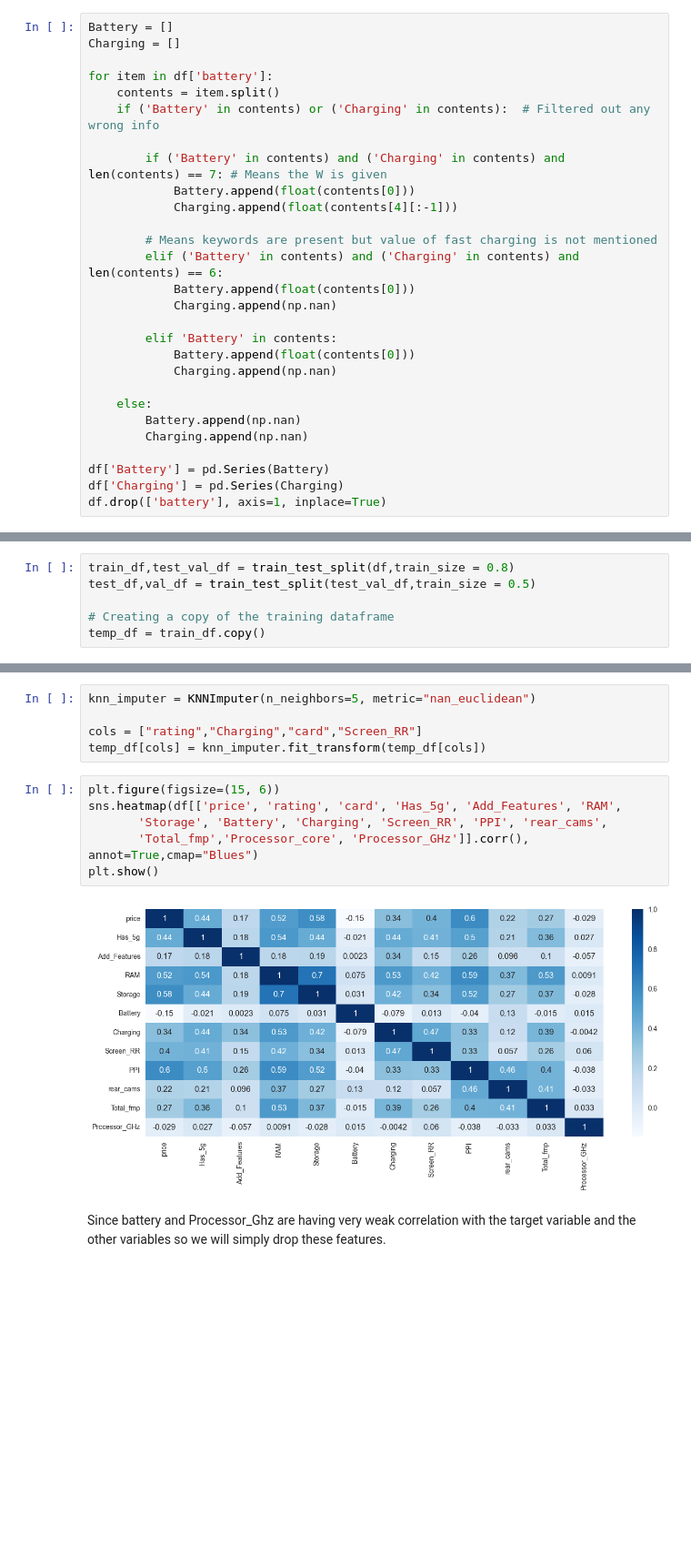
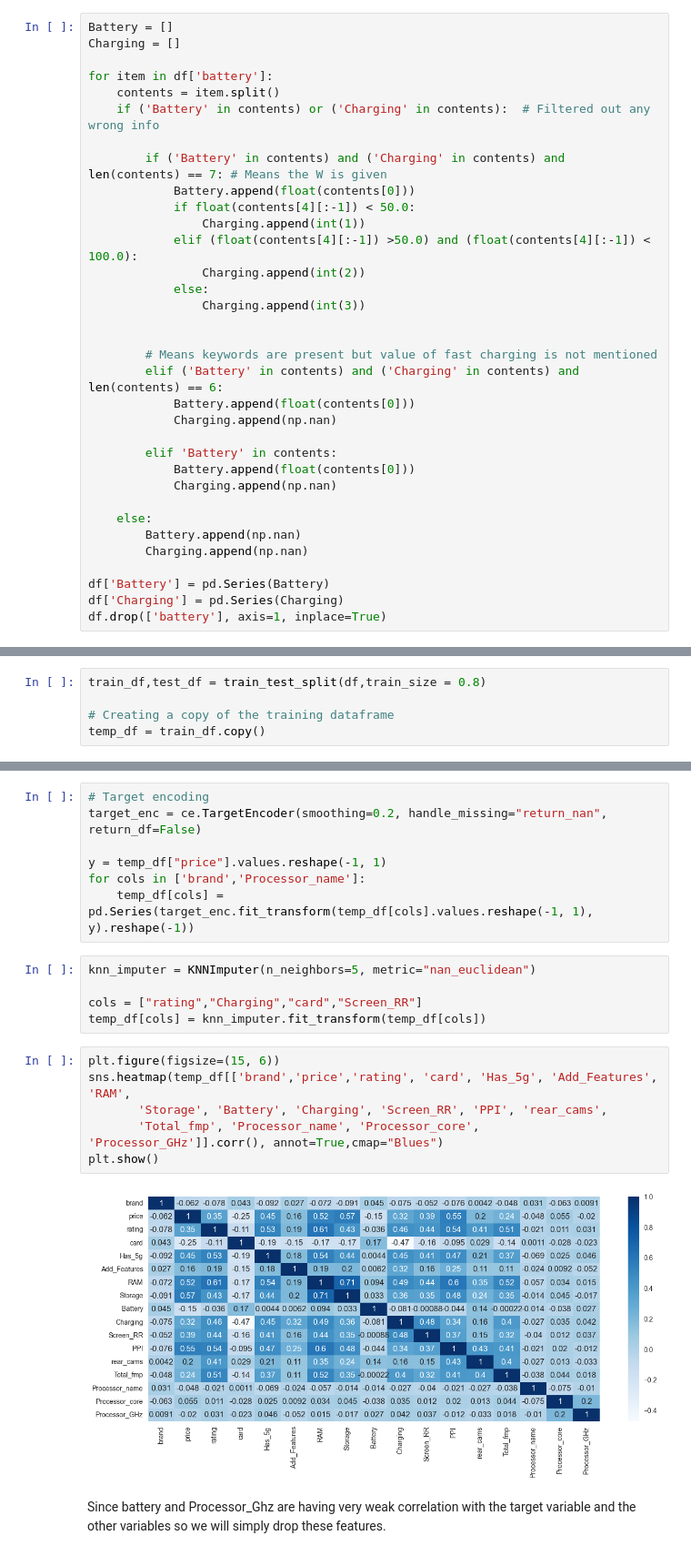
Before and after one commit to yuvraaj2002/AI_Projects, a Jupyter notebook: Smartphone_Price_Prediction/Code.ipynb, the cells around one changed output, grey strips where cells are left out. Shown at 91% size. Cells and saved outputs as stored; diff of their text form; blank space fills up the shorter version.

Commit message:
Completed model training by removing unnecessary columns

```diff
--- a/Smartphone_Price_Prediction/Code.ipynb
+++ b/Smartphone_Price_Prediction/Code.ipynb
@@ -209,7 +209,13 @@ for item in df['battery']:
 
         if ('Battery' in contents) and ('Charging' in contents) and len(contents) == 7: # Means the W is given
             Battery.append(float(contents[0]))
-            Charging.append(float(contents[4][:-1]))
+            if float(contents[4][:-1]) < 50.0:
+                Charging.append(int(1))
+            elif (float(contents[4][:-1]) >50.0) and (float(contents[4][:-1]) < 100.0):
+                Charging.append(int(2))
+            else:
+                Charging.append(int(3))
+
 
         # Means keywords are present but value of fast charging is not mentioned
         elif ('Battery' in contents) and ('Charging' in contents) and len(contents) == 6:
@@ -442,8 +436,7 @@ df.describe()
 # %% [markdown]
 ### Creating a copy of the training data
 # %%
-train_df,test_val_df = train_test_split(df,train_size = 0.8)
-test_df,val_df = train_test_split(test_val_df,train_size = 0.5)
+train_df,test_df = train_test_split(df,train_size = 0.8)
 
 # Creating a copy of the training dataframe
 temp_df = train_df.copy()
@@ -521,6 +514,13 @@ temp_df['rating'] = oe_rating.fit_transform(temp_df['rating'].values.reshape(-1,
 
 oe_proc_core = OrdinalEncoder(categories=[['Single','Dual','Quad','Hexa','Octa']],handle_unknown="use_encoded_value",unknown_value=np.nan)
 temp_df['Processor_core'] = oe_proc_core.fit_transform(temp_df['Processor_core'].values.reshape(-1,1)).reshape(-1)
+# %%
+# Target encoding
+target_enc = ce.TargetEncoder(smoothing=0.2, handle_missing="return_nan", return_df=False)
+
+y = temp_df["price"].values.reshape(-1, 1)
+for cols in ['brand','Processor_name']:
+    temp_df[cols] = pd.Series(target_enc.fit_transform(temp_df[cols].values.reshape(-1, 1), y).reshape(-1))
 # %%
 knn_imputer = KNNImputer(n_neighbors=5, metric="nan_euclidean")
 
@@ -528,11 +528,11 @@ cols = ["rating","Charging","card","Screen_RR"]
 temp_df[cols] = knn_imputer.fit_transform(temp_df[cols])
 # %%
 plt.figure(figsize=(15, 6))
-sns.heatmap(df[['price', 'rating', 'card', 'Has_5g', 'Add_Features', 'RAM',
+sns.heatmap(temp_df[['brand','price','rating', 'card', 'Has_5g', 'Add_Features', 'RAM',
        'Storage', 'Battery', 'Charging', 'Screen_RR', 'PPI', 'rear_cams',
-       'Total_fmp','Processor_core', 'Processor_GHz']].corr(), annot=True,cmap="Blues")
+       'Total_fmp', 'Processor_name', 'Processor_core', 'Processor_GHz']].corr(), annot=True,cmap="Blues")
 plt.show()
 # %% [output]
-[figure, old version]
+[figure, new version]
 # %% [markdown]
 Since battery and Processor_Ghz are having very weak correlation with the target variable and the other variables so we will simply drop these features.
```
Also changed, not shown: parts of 19 cells of this notebook.
